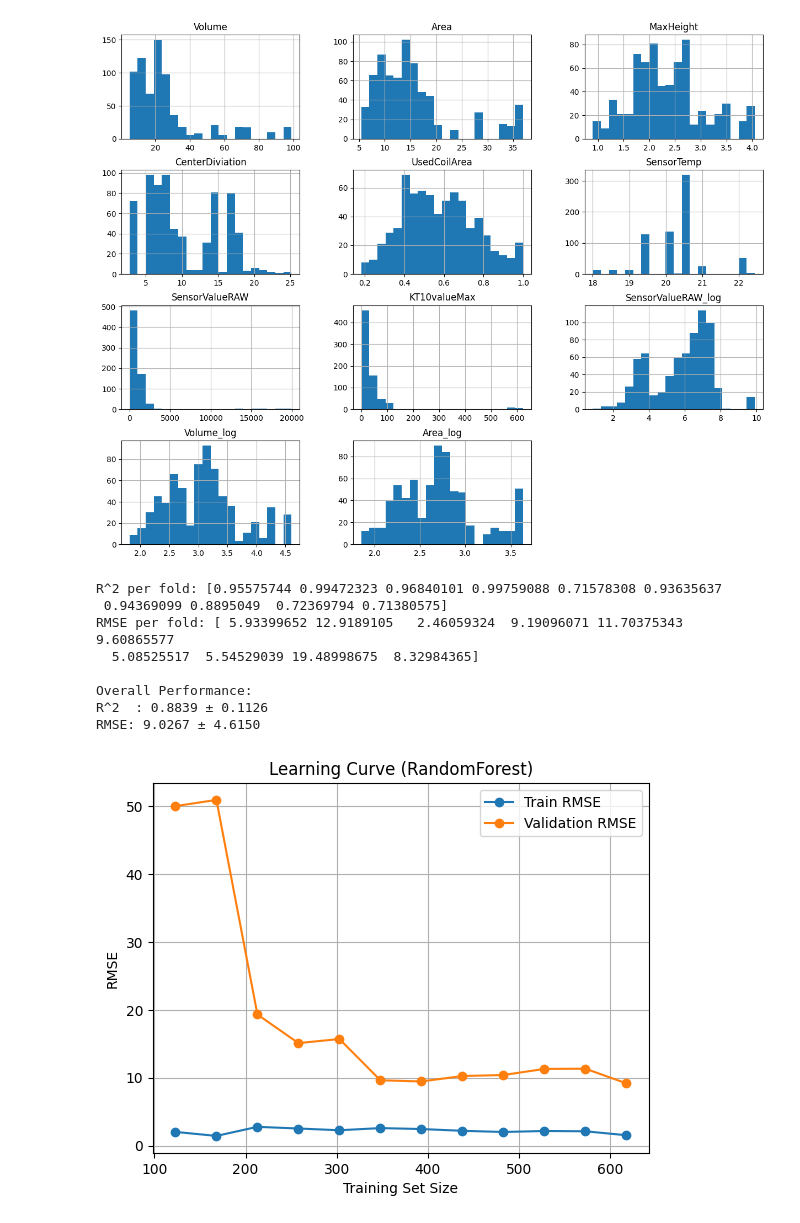
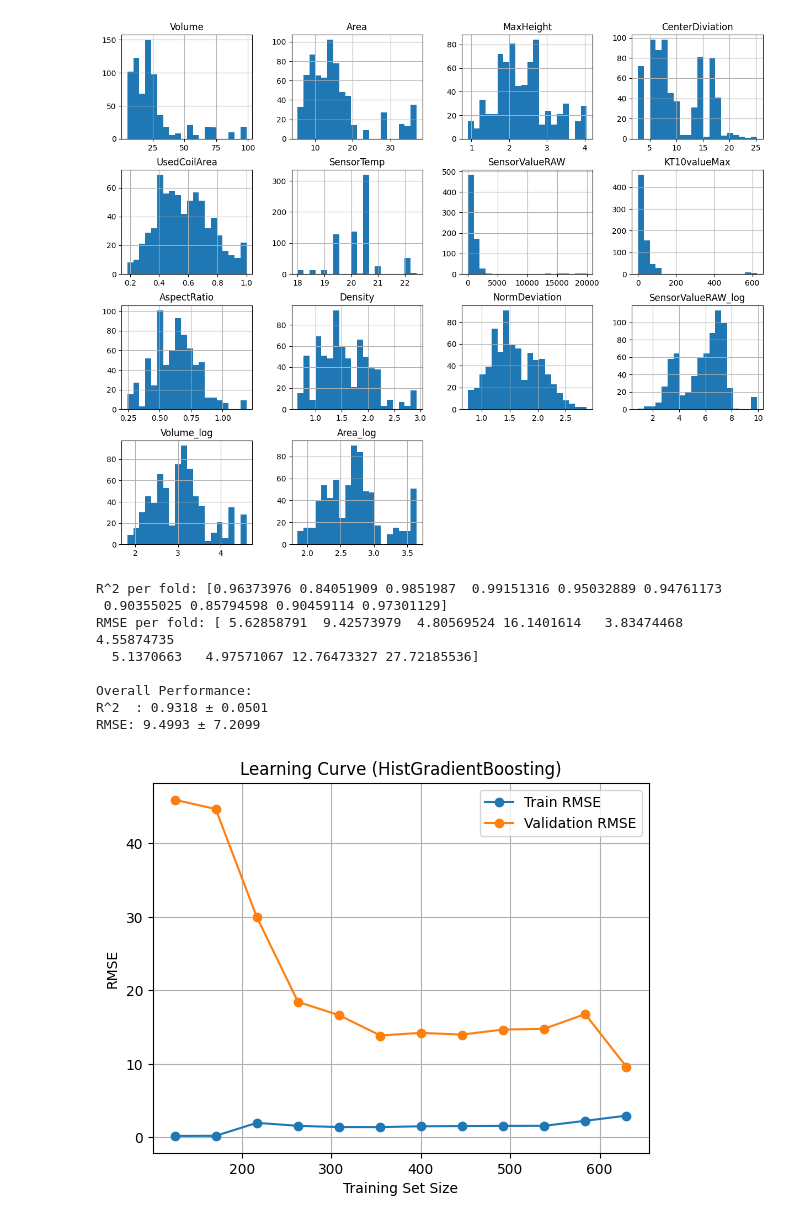
Before and after one commit to nixonsd/system-technologies-2026, a Jupyter notebook: system_technologies.ipynb, the cells around one changed output. Cells and saved outputs as stored; diff of their text form; code cells hidden in the pictures.

```diff
--- a/system_technologies.ipynb
+++ b/system_technologies.ipynb
@@ -20,6 +21,10 @@ df = pd.read_excel(file_path)
 
 df.columns = df.columns.str.strip()
 df = df.dropna(how="all").reset_index(drop=True)
+
+df["AspectRatio"] = df["MaxHeight"] / (df["Area"] ** 0.5 + 1e-6)
+df["Density"] = df["Volume"] / (df["Area"] + 1e-6)
+df["NormDeviation"] = np.sqrt(df["CenterDiviation"] / (df["Area"] ** 0.5 + 1e-6))
 
 numeric_cols = [
     "Volume",
@@ -31,6 +36,9 @@ numeric_cols = [
     "SensorValueRAW",
     "KT10valueMax",
     "KT10valueCenterDiviation",
+    "AspectRatio",
+    "Density",
+    "NormDeviation"
 ]
 
 numeric_cols = [c for c in numeric_cols if c in df.columns]
@@ -109,7 +120,7 @@ for col in ["SensorValueRAW", "Volume", "Area"]:
 df_enhanced.hist(bins=20, figsize=(15, 12), grid=True)
 plt.show()
 # %% [output]
-[figure, old version]
+[figure, new version]
 # %%
 from sklearn.base import BaseEstimator, TransformerMixin
 
@@ -127,16 +138,19 @@ class LogFeaturesTransformer(BaseEstimator, TransformerMixin):
             X[col] = np.log1p(X[col].clip(lower=0))
         return X
 # %%
+{'max_iter': 494, 'max_depth': 5, 'min_samples_leaf': 13, 'learning_rate': 0.14115471245558034, 'l2_regularization': 0.21303391226928223, 'max_leaf_nodes': 91}
+
 pipeline = Pipeline([
     ("imputer", SimpleImputer(strategy="mean")),
     ("model", TransformedTargetRegressor(
-        regressor=RandomForestRegressor(
-            n_estimators=200,
-            min_samples_split=2,
-            min_samples_leaf=1,
-            max_depth=10,
+        regressor=HistGradientBoostingRegressor(
             random_state=42,
-            n_jobs=-1
+            max_iter=494,
+            max_depth=5,
+            min_samples_leaf=13,
+            learning_rate= 0.14115471245558034,
+            l2_regularization=0.21303391226928223,
+            max_leaf_nodes=91,
         ),
         func=np.log1p,
         inverse_func=np.expm1
@@ -169,7 +183,7 @@ scoring = {
     "rmse": "neg_root_mean_squared_error"
 }
 
-kf = GroupKFold(n_splits=10, shuffle=True, random_state=42)
+kf = GroupKFold(n_splits=10)
 results = cross_validate(
     pipeline,
     X,
@@ -195,38 +209,38 @@ train_sizes = np.linspace(0.2, 1.0, 12)
 train_sizes_abs, train_scores, val_scores = learning_curve(
     estimator=pipeline,
     X=X,
     y=y,
     groups=groups,
     cv=kf,
     scoring="neg_root_mean_squared_error",
     train_sizes=train_sizes,
     n_jobs=-1,
     random_state=42
 )
 
 train_rmse = -train_scores
 val_rmse = -val_scores
 
 train_mean = train_rmse.mean(axis=1)
 val_mean = val_rmse.mean(axis=1)
 
 plt.figure()
 plt.plot(train_sizes_abs, train_mean, marker="o", label="Train RMSE")
 plt.plot(train_sizes_abs, val_mean, marker="o", label="Validation RMSE")
 
 plt.xlabel("Training Set Size")
 plt.ylabel("RMSE")
-plt.title("Learning Curve (RandomForest)")
+plt.title("Learning Curve (HistGradientBoosting)")
 plt.legend()
 plt.grid(True)
 plt.show()
 # %% [output]
-R^2 per fold: [0.95575744 0.99472323 0.96840101 0.99759088 0.71578308 0.93635637
- 0.94369099 0.8895049  0.72369794 0.71380575]
-RMSE per fold: [ 5.93399652 12.9189105   2.46059324  9.19096071 11.70375343  9.60865577
-  5.08525517  5.54529039 19.48998675  8.32984365]
+R^2 per fold: [0.96373976 0.84051909 0.9851987  0.99151316 0.95032889 0.94761173
+ 0.90355025 0.85794598 0.90459114 0.97301129]
+RMSE per fold: [ 5.62858791  9.42573979  4.80569524 16.1401614   3.83474468  4.55874735
+  5.1370663   4.97571067 12.76473327 27.72185536]
 
 Overall Performance:
-R^2  : 0.8839 ± 0.1126
-RMSE: 9.0267 ± 4.6150
+R^2  : 0.9318 ± 0.0501
+RMSE: 9.4993 ± 7.2099
-[figure, old version]
+[figure, new version]
```
Also changed, not shown: parts of 9 cells of this notebook.
